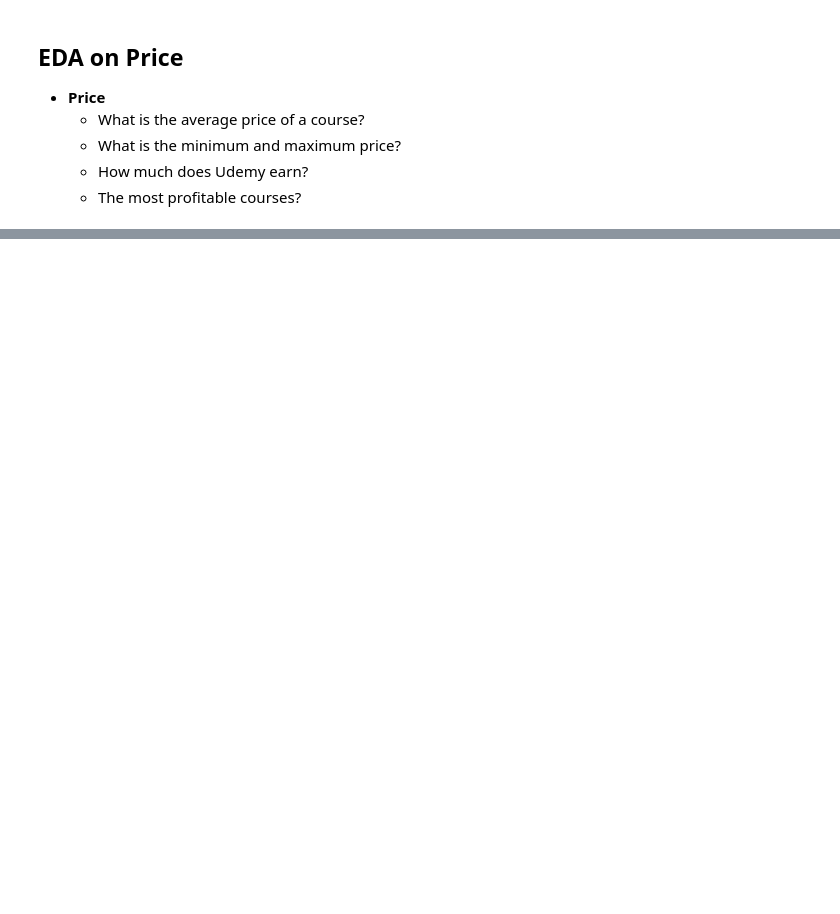
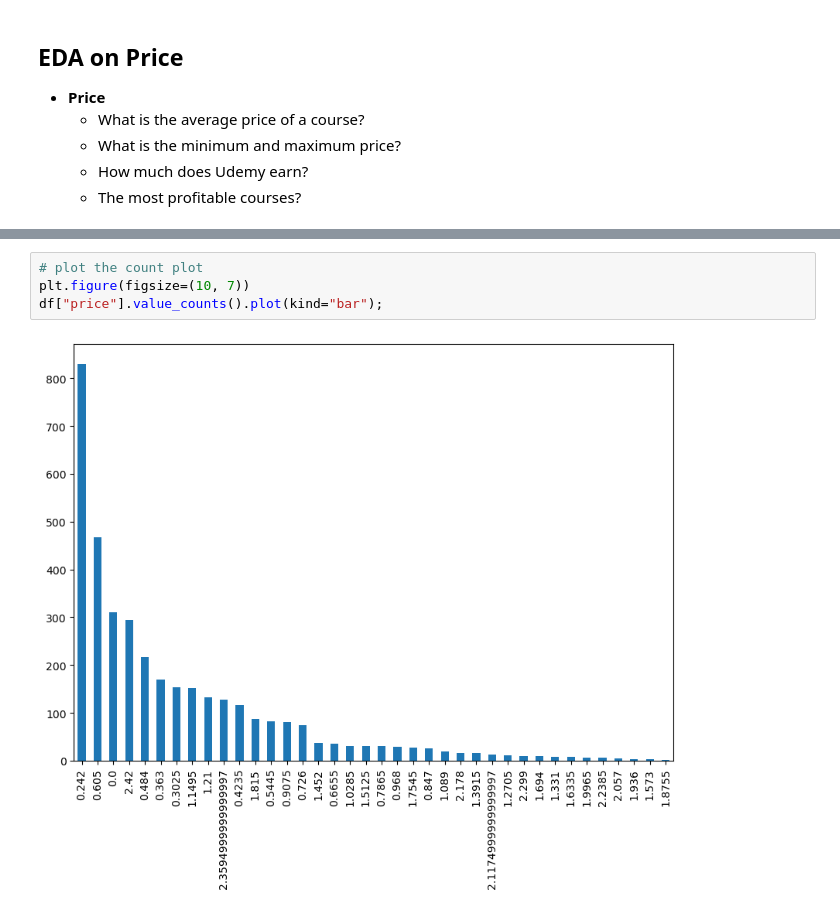
Before and after one commit to lawalsegun2025/udemy_course_recommendation_system, a Jupyter notebook: EDA_on_udemy_courses_dataset.ipynb, the cells around one changed output, grey strips where cells are left out. Cells and saved outputs as stored; diff of their text form; blank space fills up the shorter version.

```diff
--- a/EDA_on_udemy_courses_dataset.ipynb
+++ b/EDA_on_udemy_courses_dataset.ipynb
@@ -231,0 +245,6 @@ for feature in features_list:
+# %%
+# plot the count plot
+plt.figure(figsize=(10, 7))
+df["price"].value_counts().plot(kind="bar");
+# %% [output]
+[figure, added]
```
Also changed, not shown: parts of 15 cells of this notebook.
